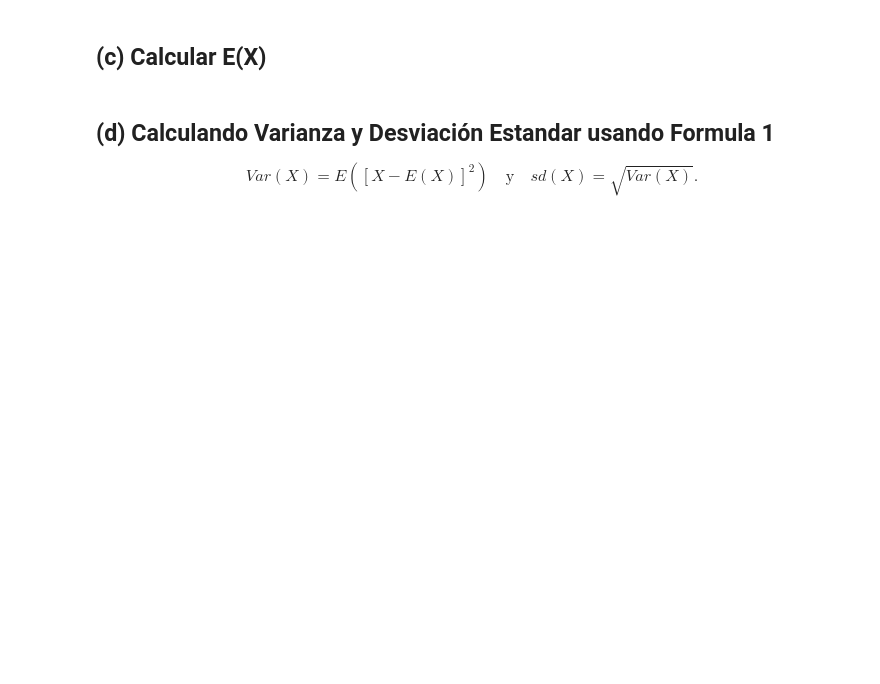
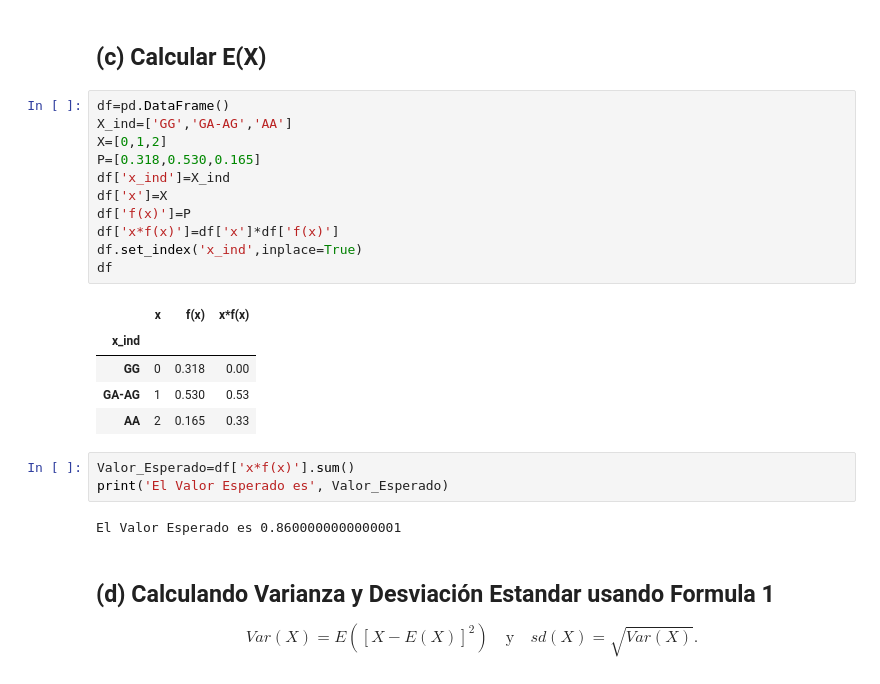
Before and after one commit to Ricardomanuel1/Maestr-a_Ciencia_de_Datos, a Jupyter notebook: III. Matematica_Ciencia_Datos/5_Variables_Aleatórias.ipynb, the cells around one changed output. Drawn from its saved outputs; the diff is of its cells as text; blank space fills up the shorter version.

```diff
--- a/III. Matematica_Ciencia_Datos/5_Variables_Aleatórias.ipynb
+++ b/III. Matematica_Ciencia_Datos/5_Variables_Aleatórias.ipynb
@@ -191,5 +236,27 @@ Una urna contiene 5 bolas azules y 7 grises. Digamos que se eligen 2 al azar, un
 # %% [markdown]
 ## (c) Calcular E(X)
+# %%
+df=pd.DataFrame()
+X_ind=['GG','GA-AG','AA']
+X=[0,1,2]
+P=[0.318,0.530,0.165]
+df['x_ind']=X_ind
+df['x']=X
+df['f(x)']=P
+df['x*f(x)']=df['x']*df['f(x)']
+df.set_index('x_ind',inplace=True)
+df
+# %% [output]
+|  | x | f(x) | x*f(x) |
+| x_ind |  |  |  |
+| GG | 0 | 0.318 | 0.00 |
+| GA-AG | 1 | 0.530 | 0.53 |
+| AA | 2 | 0.165 | 0.33 |
+# %%
+Valor_Esperado=df['x*f(x)'].sum()
+print('El Valor Esperado es', Valor_Esperado)
+# %% [output]
+El Valor Esperado es 0.8600000000000001
 # %% [markdown]
 ## (d) Calculando Varianza y Desviación Estandar usando Formula 1
 $$Var(X)= E([X-E(X)]^2)\quad\text{y}\quad sd(X)=\sqrt{Var(X)}.$$
```
Also changed, not shown: parts of 9 cells of this notebook.
